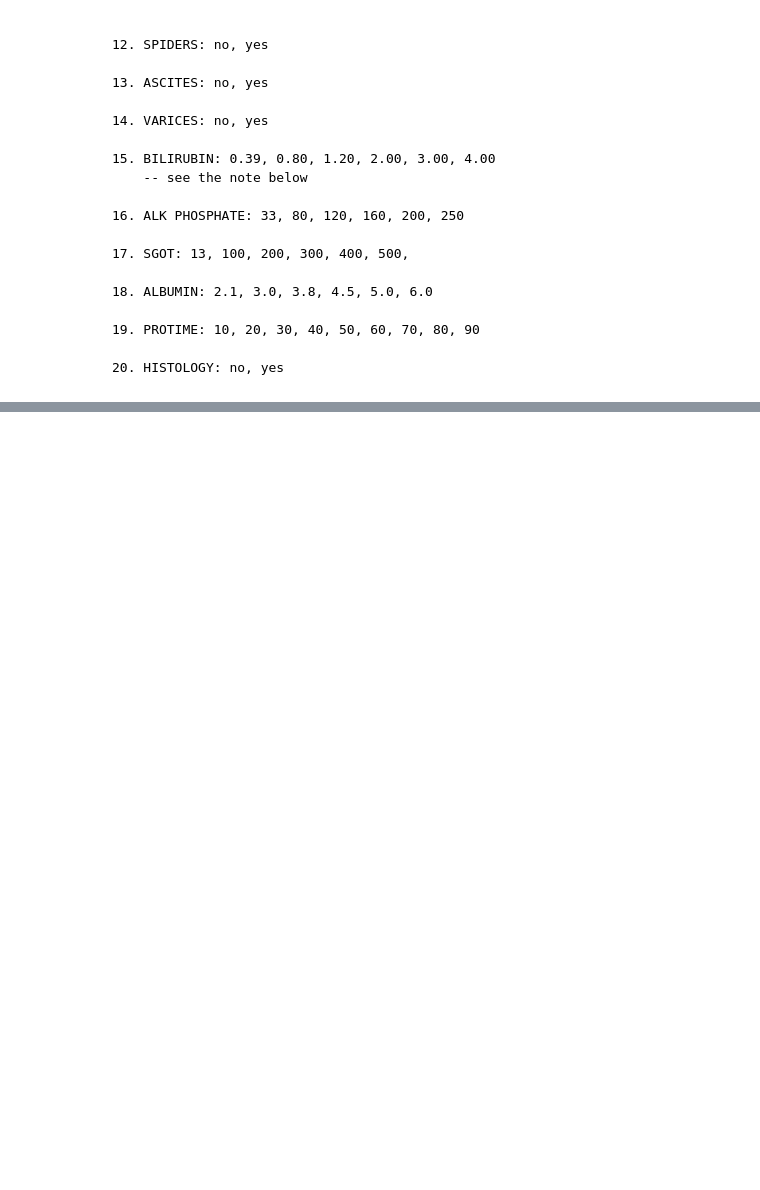
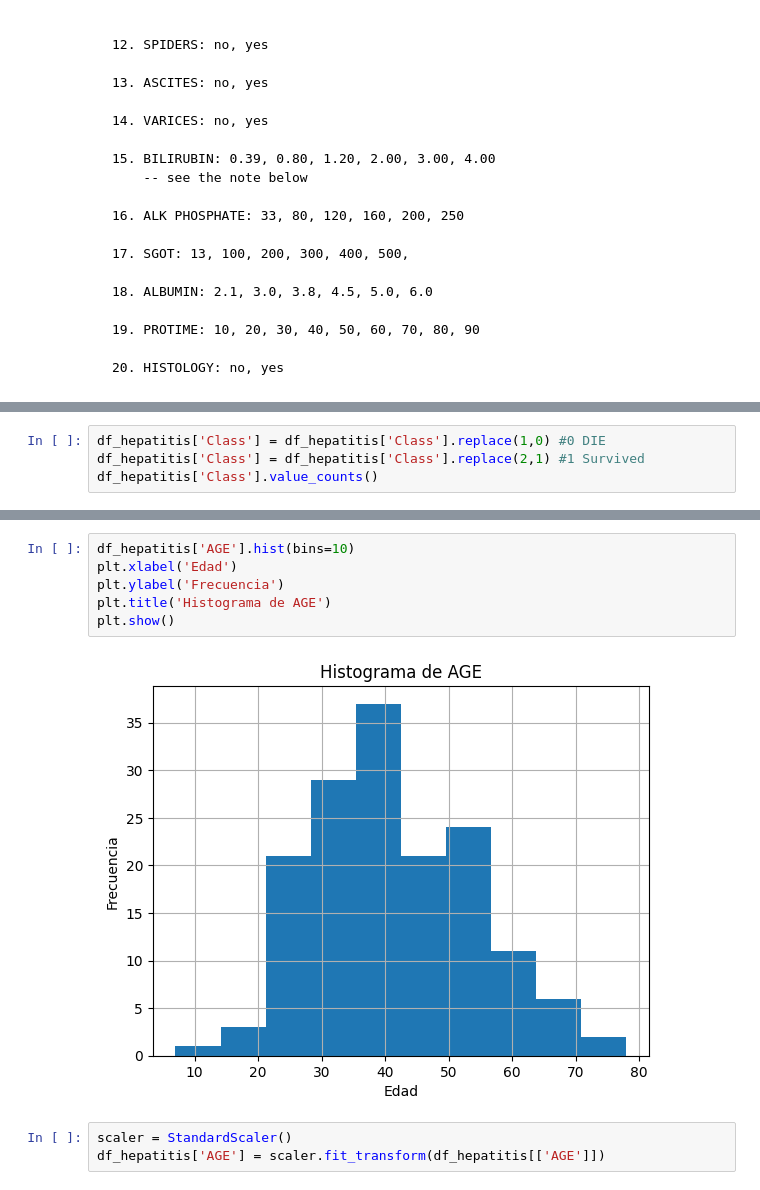
Before and after one commit to phobbins/AnalisisDatos, a Jupyter notebook: Proyecto/Hepatitis_Predict.ipynb, the cells around one changed output, grey strips where cells are left out. Cells and saved outputs as stored; diff of their text form; blank space fills up the shorter version.

```diff
--- a/Proyecto/Hepatitis_Predict.ipynb
+++ b/Proyecto/Hepatitis_Predict.ipynb
@@ -90,0 +118,4 @@ Index(['2', '30', '2.1', '1', '2.2', '2.3', '2.4', '2.5', '1.1', '2.6', '2.7',
+# %%
+df_hepatitis['Class'] = df_hepatitis['Class'].replace(1,0) #0 DIE
+df_hepatitis['Class'] = df_hepatitis['Class'].replace(2,1) #1 Survived
+df_hepatitis['Class'].value_counts()
@@ -90,0 +148,11 @@ Index(['2', '30', '2.1', '1', '2.2', '2.3', '2.4', '2.5', '1.1', '2.6', '2.7',
+# %%
+df_hepatitis['AGE'].hist(bins=10)
+plt.xlabel('Edad')
+plt.ylabel('Frecuencia')
+plt.title('Histograma de AGE')
+plt.show()
+# %% [output]
+[figure, added]
+# %%
+scaler = StandardScaler()
+df_hepatitis['AGE'] = scaler.fit_transform(df_hepatitis[['AGE']])
```
Also changed, not shown: parts of 49 cells of this notebook.
